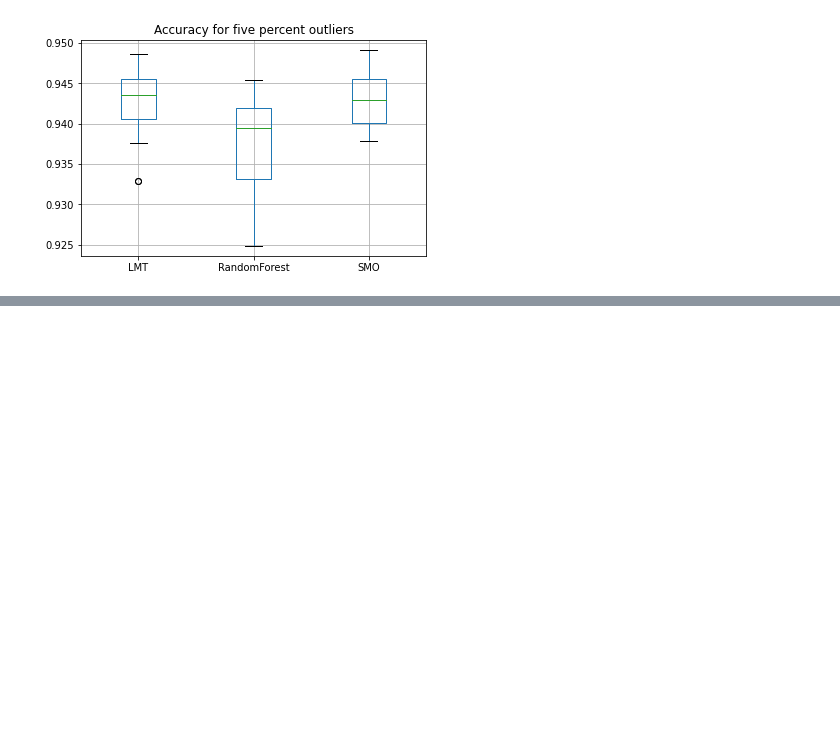
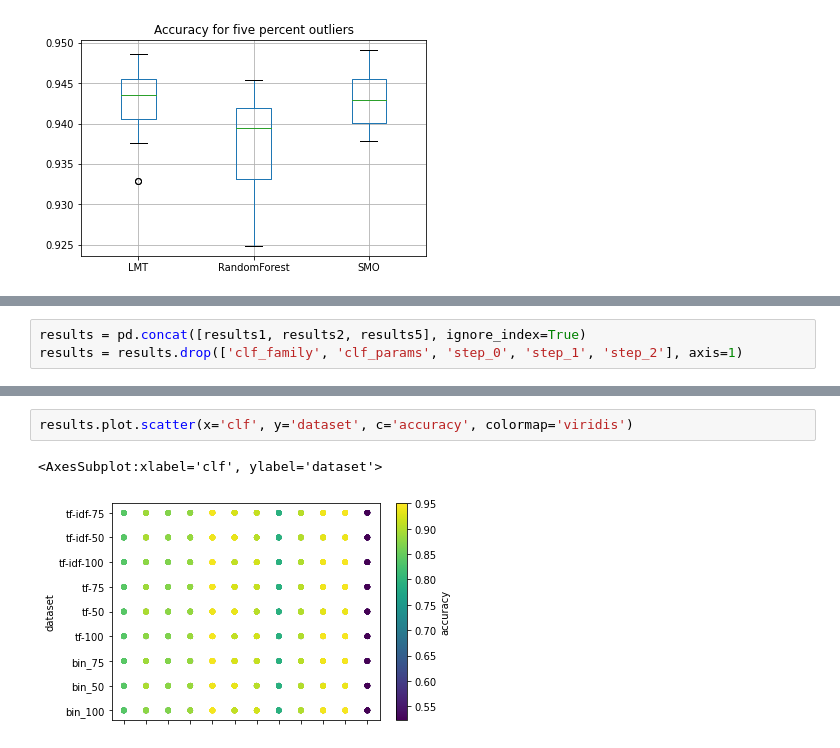
Before and after one commit to rastislavpapco/pa164_jupyters, a Jupyter notebook: results.ipynb, the cells around one changed output, grey strips where cells are left out. Saved outputs shown, nothing was run; the diff lists cells and outputs as text; blank space fills up the shorter version.

```diff
--- a/results.ipynb
+++ b/results.ipynb
@@ -189,0 +192,3 @@ plt.show()
+# %%
+results = pd.concat([results1, results2, results5], ignore_index=True)
+results = results.drop(['clf_family', 'clf_params', 'step_0', 'step_1', 'step_2'], axis=1)
@@ -189,0 +211,5 @@ plt.show()
+# %%
+results.plot.scatter(x='clf', y='dataset', c='accuracy', colormap='viridis')
+# %% [output]
+<AxesSubplot:xlabel='clf', ylabel='dataset'>
+[figure, added]
```
Also changed, not shown: parts of 5 cells of this notebook.
